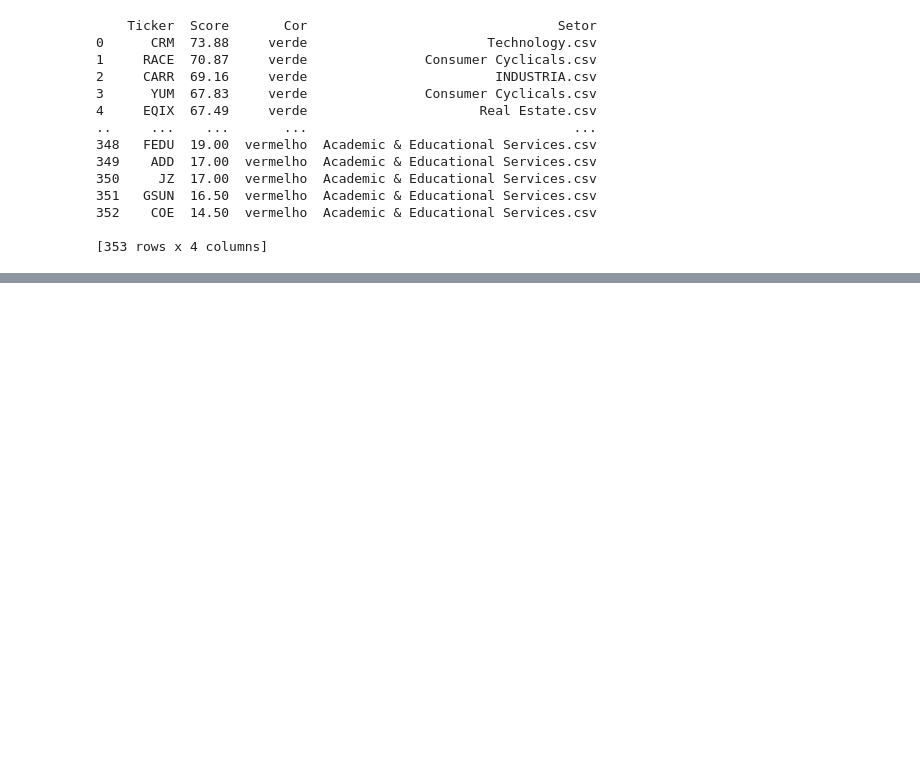
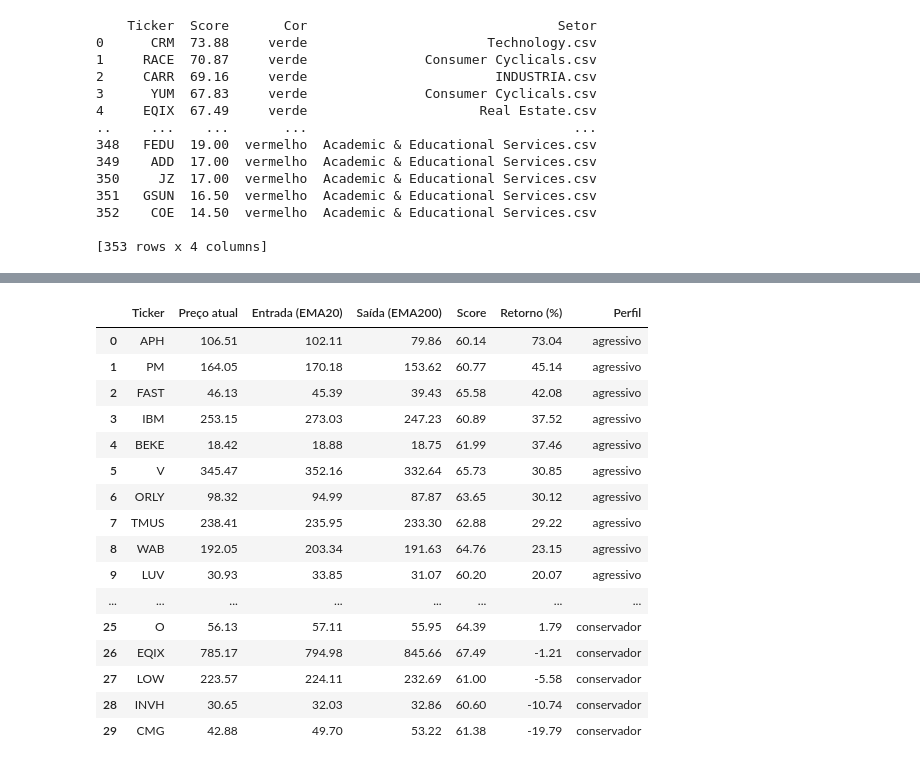
Before and after one commit to AndreiaRizzo/carteiras, a Jupyter notebook: ativos-setor.ipynb, the cells around one changed output, grey strips where cells are left out. Drawn from its saved outputs; the diff is of its cells as text; code cells hidden in the pictures; blank space fills up the shorter version.

```diff
--- a/ativos-setor.ipynb
+++ b/ativos-setor.ipynb
@@ -158,0 +230,81 @@ df_todos.to_csv("ativos_classificados_ordenados.csv", index=False)
+# %%
+
+
+import yfinance as yf
+import pandas as pd
+from datetime import datetime
+from dateutil.relativedelta import relativedelta
+
+# 1) Carrega o CSV com Score e Cor
+df_todos = pd.read_csv("ativos_classificados_ordenados.csv")
+
+# 2) Pega apenas os tickers "verdes"
+list_symbols = df_todos.loc[df_todos["Cor"] == "verde", "Ticker"].tolist()
+
+# 3) Datas de 1 ano atrás até hoje
+hoje = datetime.today().date()
+um_ano_atras = hoje - relativedelta(years=1)
+
+# 4) Monta resultados
+resultados = []
+for ticker in list_symbols:
+    tk = yf.Ticker(ticker)
+    hist = tk.history(start=um_ano_atras, end=hoje, interval="1d")
+    if hist.empty or len(hist) < 200:
+        continue
+
+    p0 = hist["Close"].iloc[0]
+    p1 = hist["Close"].iloc[-1]
+    ganho = (p1 / p0) - 1
+
+    # Calcula EMAs
+    hist["EMA20"]  = hist["Close"].ewm(span=20, adjust=False).mean()
+    hist["EMA200"] = hist["Close"].ewm(span=200, adjust=False).mean()
+    ema20 = hist["EMA20"].iloc[-1]
+    ema200 = hist["EMA200"].iloc[-1]
+
+    # Classifica perfil
+    if ganho < 0.12:
+        perfil = "conservador"
+    elif ganho < 0.20:
+        perfil = "moderado"
+    else:
+        perfil = "agressivo"
+
+    score_val = df_todos.loc[df_todos["Ticker"] == ticker, "Score"].iloc[0]
+
+    resultados.append({
+        "Ticker":            ticker,
+        "Preço atual":       round(p1, 2),
+        "Entrada (EMA20)":   round(ema20, 2),
+        "Saída (EMA200)":    round(ema200, 2),
+        "Score":             round(score_val, 2),
+        "Retorno (%)":       round(ganho * 100, 2),
+        "Perfil":            perfil
+    })
+
+# 5) DataFrame final e ordenação
+df_final = pd.DataFrame(resultados)
+df_final = df_final.sort_values("Retorno (%)", ascending=False).reset_index(drop=True)
+
+# Exibe no Jupyter
+from IPython.display import display
+display(df_final)
+# %% [output]
+|  | Ticker | Preço atual | Entrada (EMA20) | Saída (EMA200) | Score | Retorno (%) | Perfil |
+| 0 | APH | 106.51 | 102.11 | 79.86 | 60.14 | 73.04 | agressivo |
+| 1 | PM | 164.05 | 170.18 | 153.62 | 60.77 | 45.14 | agressivo |
+| 2 | FAST | 46.13 | 45.39 | 39.43 | 65.58 | 42.08 | agressivo |
+| 3 | IBM | 253.15 | 273.03 | 247.23 | 60.89 | 37.52 | agressivo |
+| 4 | BEKE | 18.42 | 18.88 | 18.75 | 61.99 | 37.46 | agressivo |
+| 5 | V | 345.47 | 352.16 | 332.64 | 65.73 | 30.85 | agressivo |
+| 6 | ORLY | 98.32 | 94.99 | 87.87 | 63.65 | 30.12 | agressivo |
+| 7 | TMUS | 238.41 | 235.95 | 233.30 | 62.88 | 29.22 | agressivo |
+| 8 | WAB | 192.05 | 203.34 | 191.63 | 64.76 | 23.15 | agressivo |
+| 9 | LUV | 30.93 | 33.85 | 31.07 | 60.20 | 20.07 | agressivo |
+| ... | ... | ... | ... | ... | ... | ... | ... |
+| 25 | O | 56.13 | 57.11 | 55.95 | 64.39 | 1.79 | conservador |
+| 26 | EQIX | 785.17 | 794.98 | 845.66 | 67.49 | -1.21 | conservador |
+| 27 | LOW | 223.57 | 224.11 | 232.69 | 61.00 | -5.58 | conservador |
+| 28 | INVH | 30.65 | 32.03 | 32.86 | 60.60 | -10.74 | conservador |
+| 29 | CMG | 42.88 | 49.70 | 53.22 | 61.38 | -19.79 | conservador |
```
Also changed, not shown: parts of 4 cells of this notebook.
